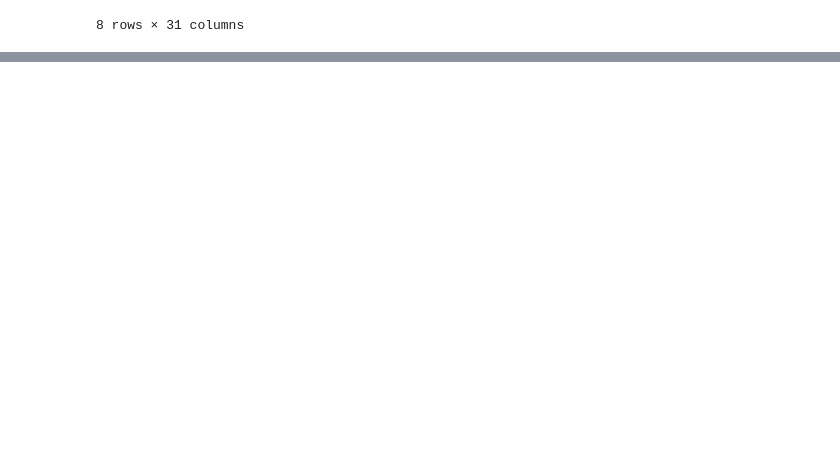
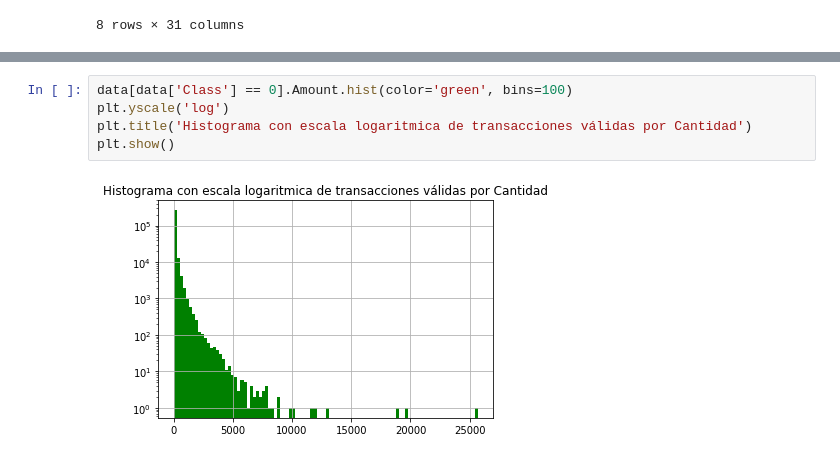
Before and after one commit to erichuizapucp/credit-card-fraud-detection, a Jupyter notebook: notebooks/Credit Card Fraud Detection.ipynb, the cells around one changed output, grey strips where cells are left out. Saved outputs shown, nothing was run; the diff lists cells and outputs as text; blank space fills up the shorter version.

```diff
--- a/notebooks/Credit Card Fraud Detection.ipynb
+++ b/notebooks/Credit Card Fraud Detection.ipynb
@@ -20,0 +101,7 @@ data.describe()
+# %%
+data[data['Class'] == 0].Amount.hist(color='green', bins=100)
+plt.yscale('log')
+plt.title('Histograma con escala logaritmica de transacciones válidas por Cantidad')
+plt.show()
+# %% [output]
+[figure, added]
```
Also changed, not shown: parts of 18 cells of this notebook.
